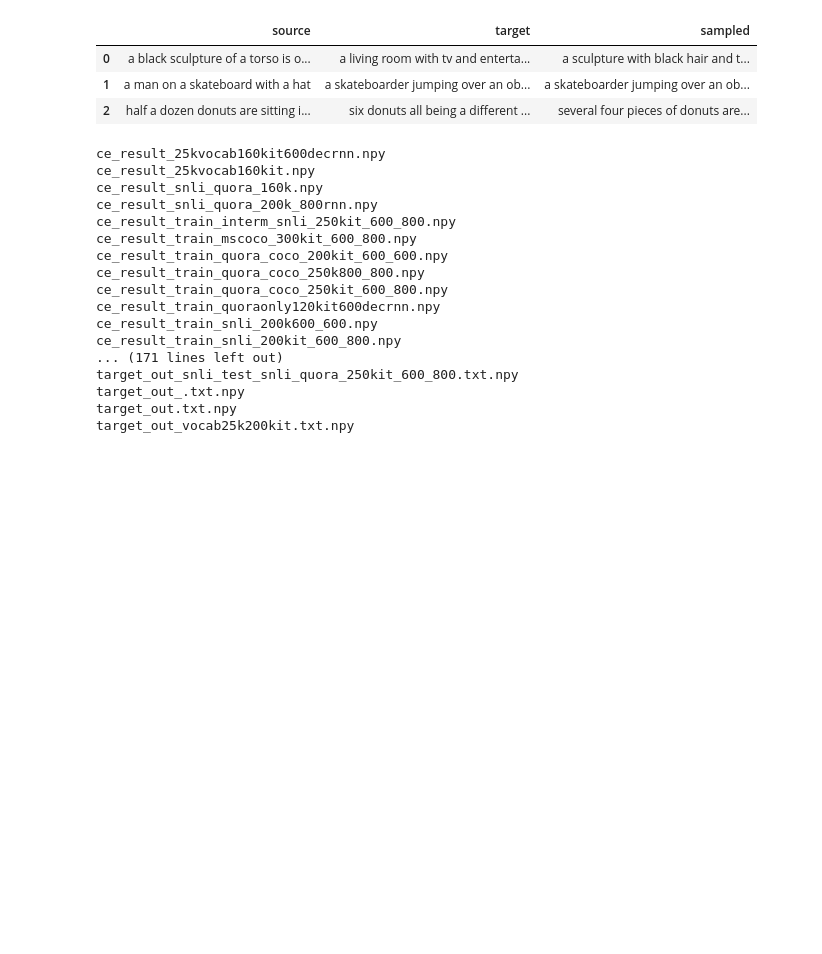
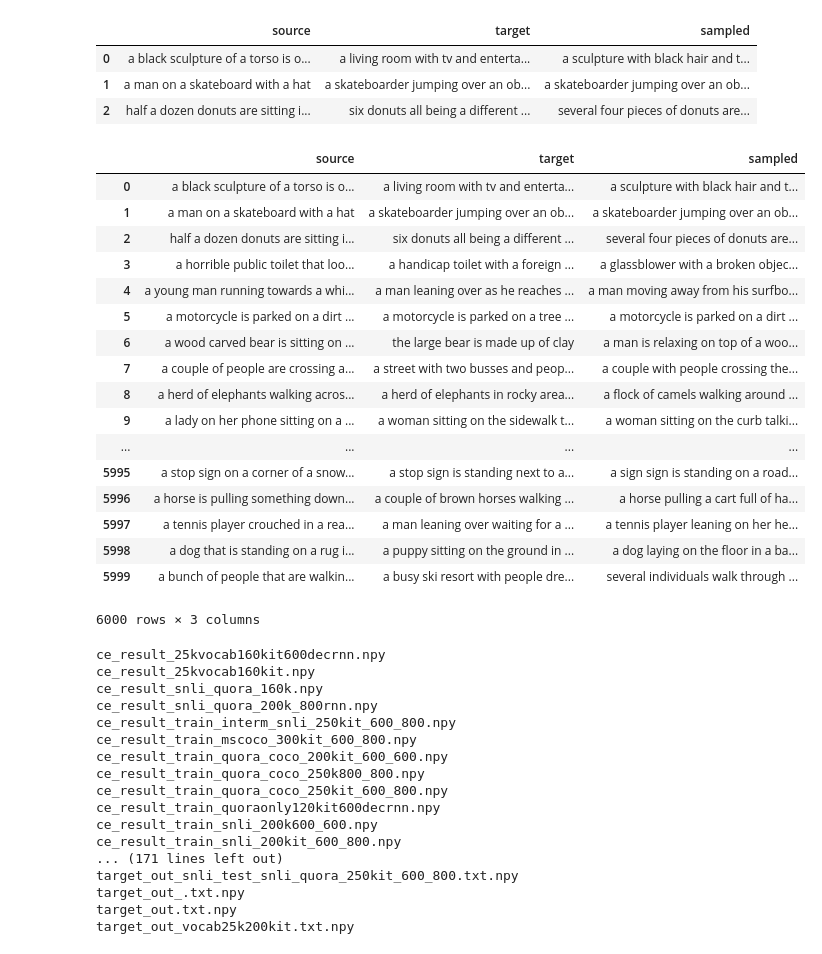
Before and after one commit to ale3otik/paraphrases-generator, a Jupyter notebook: show_sampled_examples.ipynb, the cells around one changed output. Drawn from its saved outputs; the diff is of its cells as text; code cells hidden in the pictures; blank space fills up the shorter version.

```diff
--- a/show_sampled_examples.ipynb
+++ b/show_sampled_examples.ipynb
@@ -40,6 +40,27 @@ bleu target = 0.18693956466070394, bleu source = 0.07126126638823824
 | 0 | a black sculpture of a torso is o... | a living room with tv and enterta... | a sculpture with black hair and t... |
 | 1 | a man on a skateboard with a hat | a skateboarder jumping over an ob... | a skateboarder jumping over an ob... |
 | 2 | half a dozen donuts are sitting i... | six donuts all being a different ... | several four pieces of donuts are... |
+# %%
+pd.read_csv('logs/mscoco_sampled_MEAN_snli_200kit_600_800.csv', index_col='Unnamed: 0', encoding='utf-8')
+# %% [output]
+|  | source | target | sampled |
+| 0 | a black sculpture of a torso is o... | a living room with tv and enterta... | a sculpture with black hair and t... |
+| 1 | a man on a skateboard with a hat | a skateboarder jumping over an ob... | a skateboarder jumping over an ob... |
+| 2 | half a dozen donuts are sitting i... | six donuts all being a different ... | several four pieces of donuts are... |
+| 3 | a horrible public toilet that loo... | a handicap toilet with a foreign ... | a glassblower with a broken objec... |
+| 4 | a young man running towards a whi... | a man leaning over as he reaches ... | a man moving away from his surfbo... |
+| 5 | a motorcycle is parked on a dirt ... | a motorcycle is parked on a tree ... | a motorcycle is parked on a dirt ... |
+| 6 | a wood carved bear is sitting on ... | the large bear is made up of clay | a man is relaxing on top of a woo... |
+| 7 | a couple of people are crossing a... | a street with two busses and peop... | a couple with people crossing the... |
+| 8 | a herd of elephants walking acros... | a herd of elephants in rocky area... | a flock of camels walking around ... |
+| 9 | a lady on her phone sitting on a ... | a woman sitting on the sidewalk t... | a woman sitting on the curb talki... |
+| ... | ... | ... | ... |
+| 5995 | a stop sign on a corner of a snow... | a stop sign is standing next to a... | a sign sign is standing on a road... |
+| 5996 | a horse is pulling something down... | a couple of brown horses walking ... | a horse pulling a cart full of ha... |
+| 5997 | a tennis player crouched in a rea... | a man leaning over waiting for a ... | a tennis player leaning on her he... |
+| 5998 | a dog that is standing on a rug i... | a puppy sitting on the ground in ... | a dog laying on the floor in a ba... |
+| 5999 | a bunch of people that are walkin... | a busy ski resort with people dre... | several individuals walk through ... |
+6000 rows × 3 columns
 # %%
 !ls logs/
 # %% [output]
```
